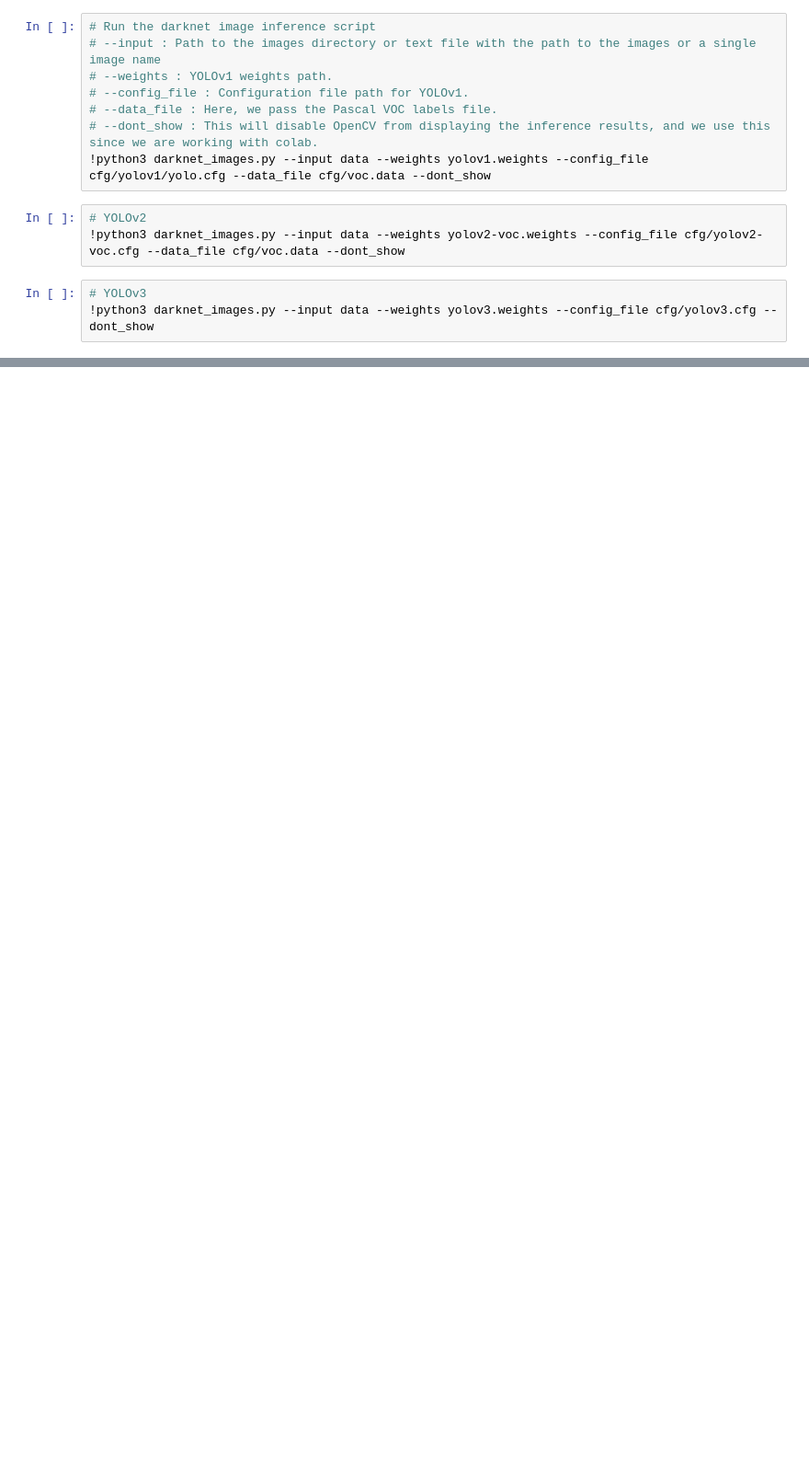
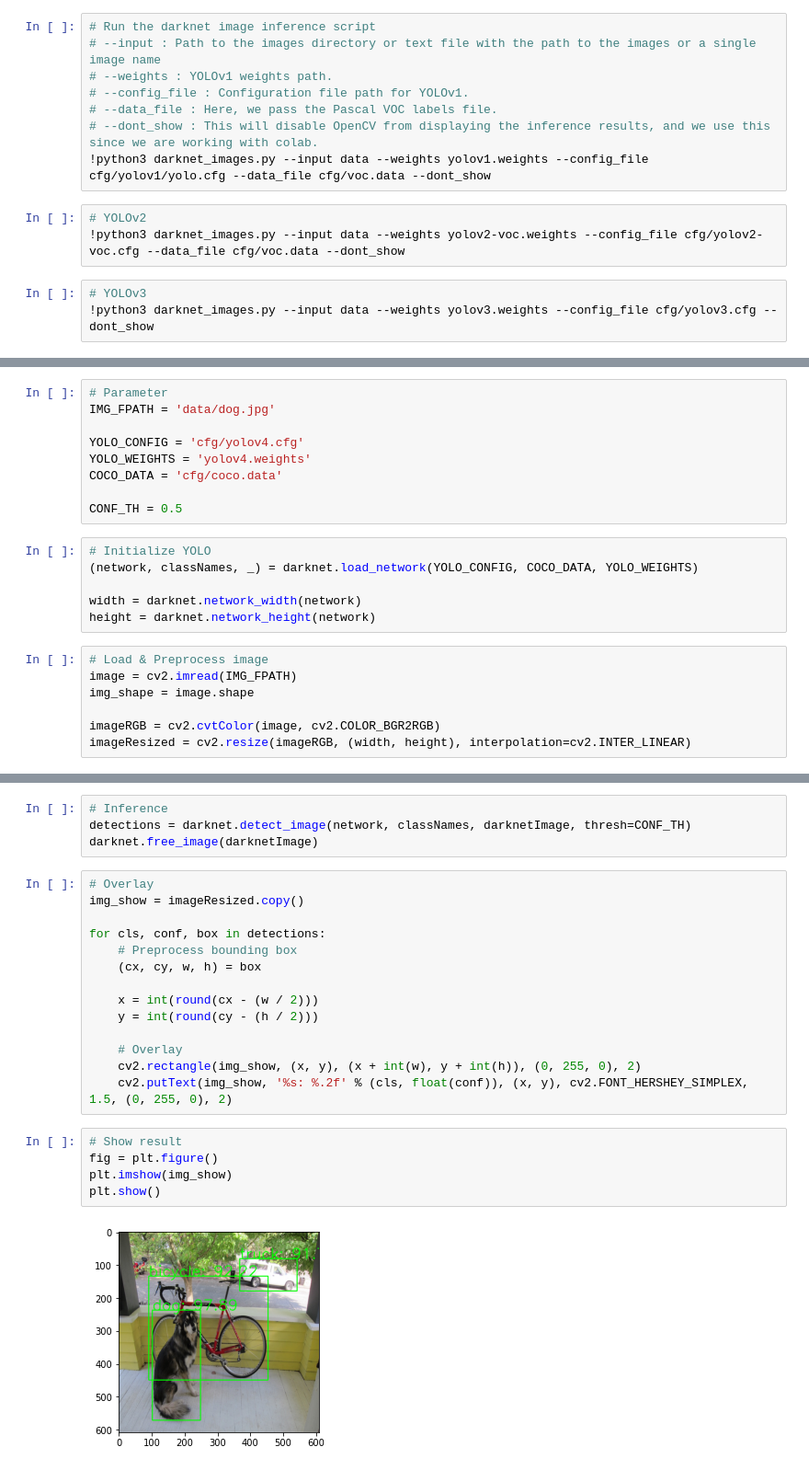
Before and after one commit to wayne0git/ml_cv_basics, a Jupyter notebook: object_detection/yolo_v1_example.ipynb, the cells around one changed output, grey strips where cells are left out. Shown at 92% size. Saved outputs shown, nothing was run; the diff lists cells and outputs as text; blank space fills up the shorter version.

Commit message:
Add YOLOv4 library example code

```diff
--- a/object_detection/yolo_v1_example.ipynb
+++ b/object_detection/yolo_v1_example.ipynb
@@ -53,0 +73,22 @@
+# %%
+# Parameter
+IMG_FPATH = 'data/dog.jpg'
+
+YOLO_CONFIG = 'cfg/yolov4.cfg'
+YOLO_WEIGHTS = 'yolov4.weights'
+COCO_DATA = 'cfg/coco.data'
+
+CONF_TH = 0.5
+# %%
+# Initialize YOLO
+(network, classNames, _) = darknet.load_network(YOLO_CONFIG, COCO_DATA, YOLO_WEIGHTS)
+
+width = darknet.network_width(network)
+height = darknet.network_height(network)
+# %%
+# Load & Preprocess image
+image = cv2.imread(IMG_FPATH)
+img_shape = image.shape
+
+imageRGB = cv2.cvtColor(image, cv2.COLOR_BGR2RGB)
+imageResized = cv2.resize(imageRGB, (width, height), interpolation=cv2.INTER_LINEAR)
@@ -53,0 +99,25 @@
+# %%
+# Inference
+detections = darknet.detect_image(network, classNames, darknetImage, thresh=CONF_TH)
+darknet.free_image(darknetImage)
+# %%
+# Overlay
+img_show = imageResized.copy()
+
+for cls, conf, box in detections:
+    # Preprocess bounding box
+    (cx, cy, w, h) = box
+
+    x = int(round(cx - (w / 2)))
+    y = int(round(cy - (h / 2)))
+
+    # Overlay
+    cv2.rectangle(img_show, (x, y), (x + int(w), y + int(h)), (0, 255, 0), 2)
+    cv2.putText(img_show, '%s: %.2f' % (cls, float(conf)), (x, y), cv2.FONT_HERSHEY_SIMPLEX, 1.5, (0, 255, 0), 2)
+# %%
+# Show result
+fig = plt.figure()
+plt.imshow(img_show)
+plt.show()
+# %% [output]
+[figure, added]
```
Also changed, not shown: parts of 7 cells of this notebook.
